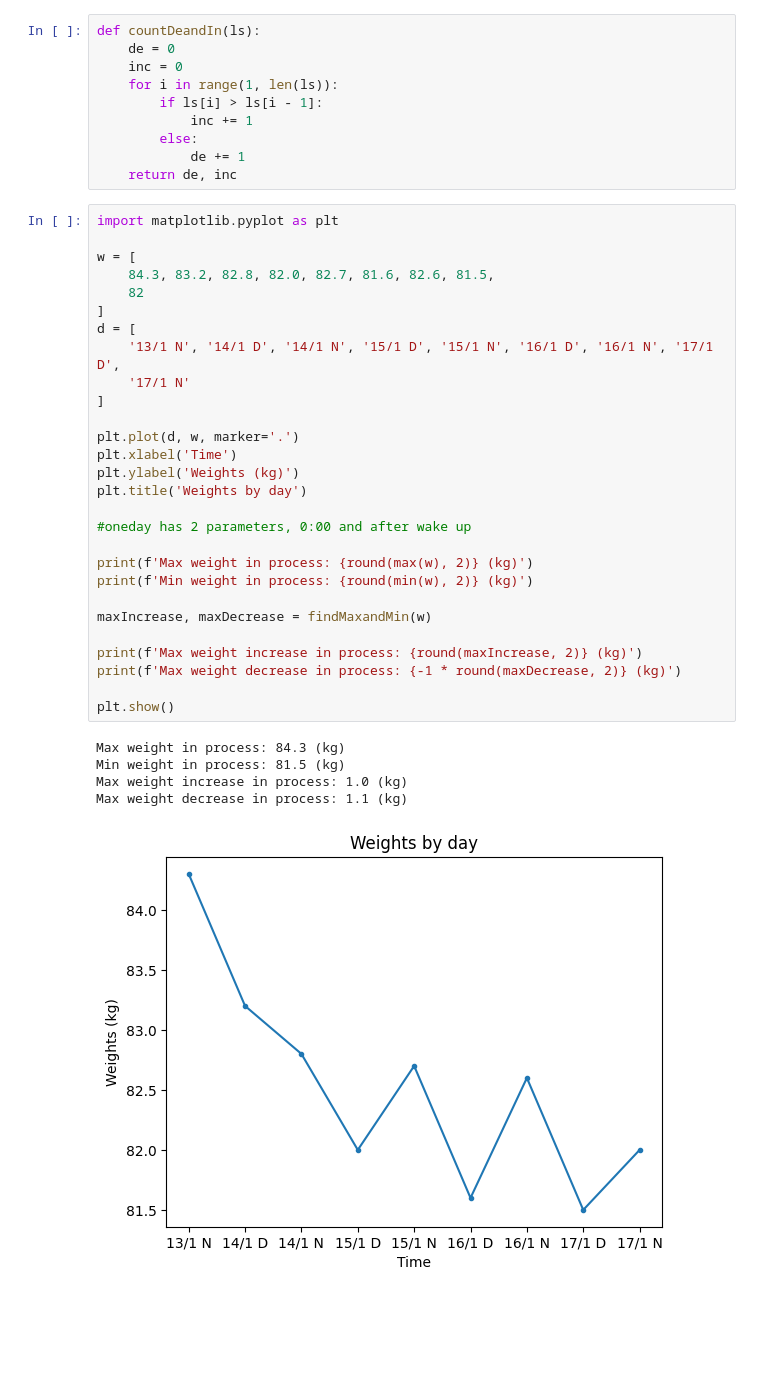
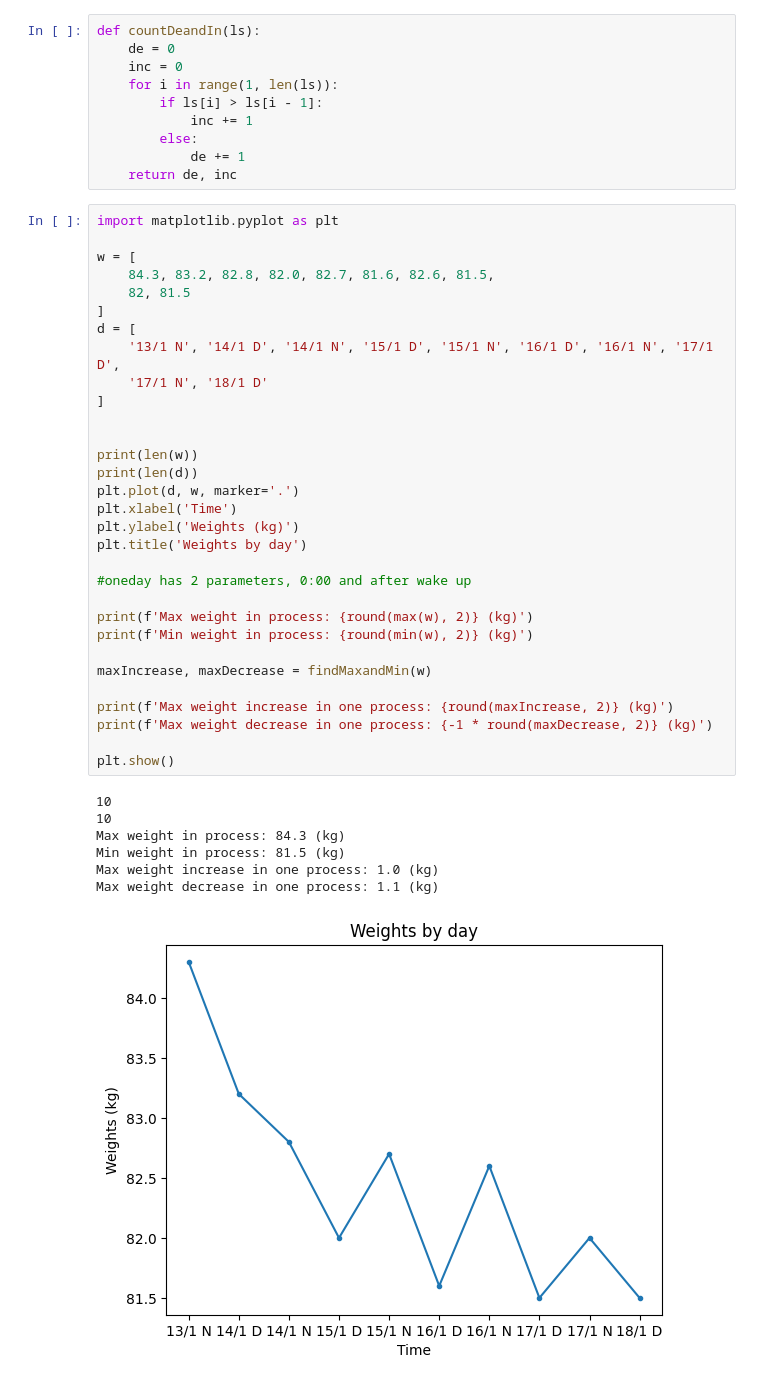
Before and after one commit to thanhbl-hust/Data-structures-and-Algorithms, a Jupyter notebook: train_12_1/weights.ipynb, the cells around one changed output. Saved outputs shown, nothing was run; the diff lists cells and outputs as text; blank space fills up the shorter version.

Commit message:
process

```diff
--- a/train_12_1/weights.ipynb
+++ b/train_12_1/weights.ipynb
@@ -45,37 +45,42 @@ def countDeandIn(ls):
 # %%
 import matplotlib.pyplot as plt
 
 w = [
     84.3, 83.2, 82.8, 82.0, 82.7, 81.6, 82.6, 81.5,
-    82
+    82, 81.5
 ]
 d = [
     '13/1 N', '14/1 D', '14/1 N', '15/1 D', '15/1 N', '16/1 D', '16/1 N', '17/1 D',
-    '17/1 N'
+    '17/1 N', '18/1 D'
 ]
 
+
+print(len(w))
+print(len(d))
 plt.plot(d, w, marker='.')
 plt.xlabel('Time')
 plt.ylabel('Weights (kg)')
 plt.title('Weights by day')
 
 #oneday has 2 parameters, 0:00 and after wake up
 
 print(f'Max weight in process: {round(max(w), 2)} (kg)')
 print(f'Min weight in process: {round(min(w), 2)} (kg)')
 
 maxIncrease, maxDecrease = findMaxandMin(w)
 
-print(f'Max weight increase in process: {round(maxIncrease, 2)} (kg)')
-print(f'Max weight decrease in process: {-1 * round(maxDecrease, 2)} (kg)')
+print(f'Max weight increase in one process: {round(maxIncrease, 2)} (kg)')
+print(f'Max weight decrease in one process: {-1 * round(maxDecrease, 2)} (kg)')
 
 plt.show()
 # %% [output]
+10
+10
 Max weight in process: 84.3 (kg)
 Min weight in process: 81.5 (kg)
-Max weight increase in process: 1.0 (kg)
-Max weight decrease in process: 1.1 (kg)
+Max weight increase in one process: 1.0 (kg)
+Max weight decrease in one process: 1.1 (kg)
-[figure, old version]
+[figure, new version]
 # %%
 de, inc = countDeandIn(w)
 
```
Also changed, not shown: parts of 1 cell of this notebook.
